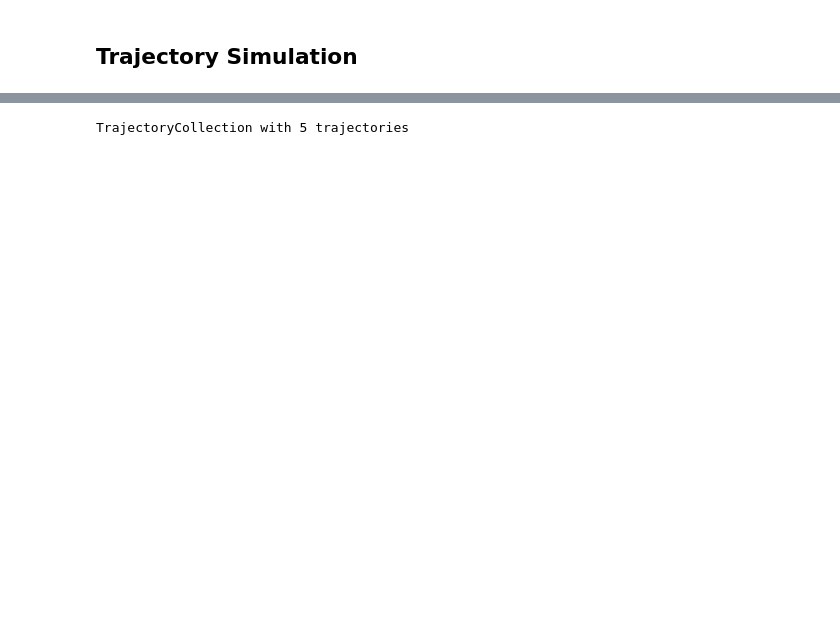
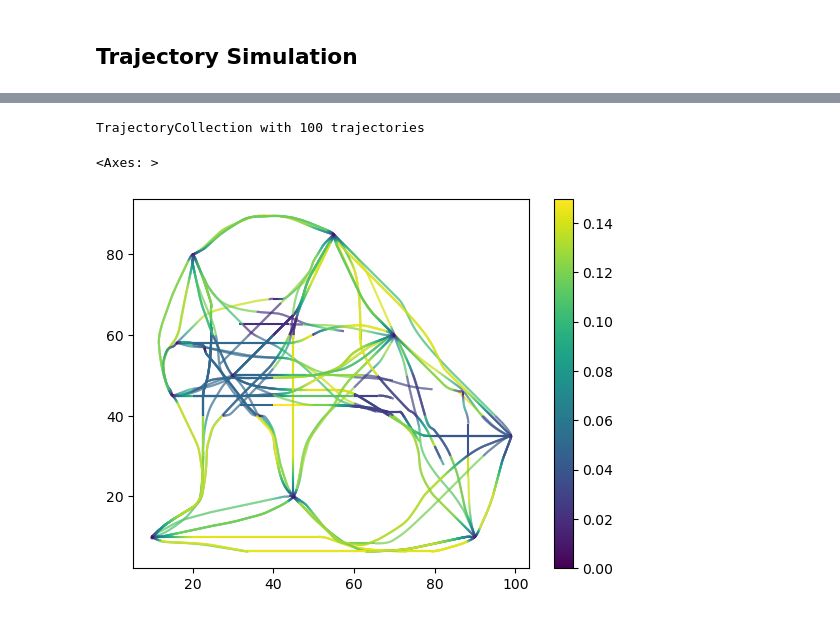
Before and after one commit to movingpandas/synth-data-generator, a Jupyter notebook: mesa/examples/basic/ships_hybrid_algorithm/ships.ipynb, the cells around one changed output, grey strips where cells are left out. Saved outputs shown, nothing was run; the diff lists cells and outputs as text; code cells hidden in the pictures; blank space fills up the shorter version.

```diff
--- a/mesa/examples/basic/ships_hybrid_algorithm/ships.ipynb
+++ b/mesa/examples/basic/ships_hybrid_algorithm/ships.ipynb
@@ -184,12 +223,17 @@ from datetime import datetime, timedelta
 # %%
-# sims = pd.read_csv(sim_out_file_name)
-sims = sim_result
+#sims = sims[sims.AgentID<29].copy()
 sims['is_anomaly'] = False
 sims['anomaly_type'] = 'n/a'
 tc = mpd.TrajectoryCollection(sims, t='t', traj_id_col='AgentID', x='x', y='y', crs=31287)
 tc
 # %% [output]
-TrajectoryCollection with 5 trajectories
+TrajectoryCollection with 100 trajectories
+# %%
+tc.add_speed(overwrite=True)
+tc.plot(column='speed', legend=True)
+# %% [output]
+<Axes: >
+[figure, added]
 # %%
 # Remove stopped segments (with speed < 0.01)
 tc = mpd.SpeedSplitter(tc).split(speed=0.01, duration=timedelta(seconds=5))
```
Also changed, not shown: parts of 37 cells of this notebook.
